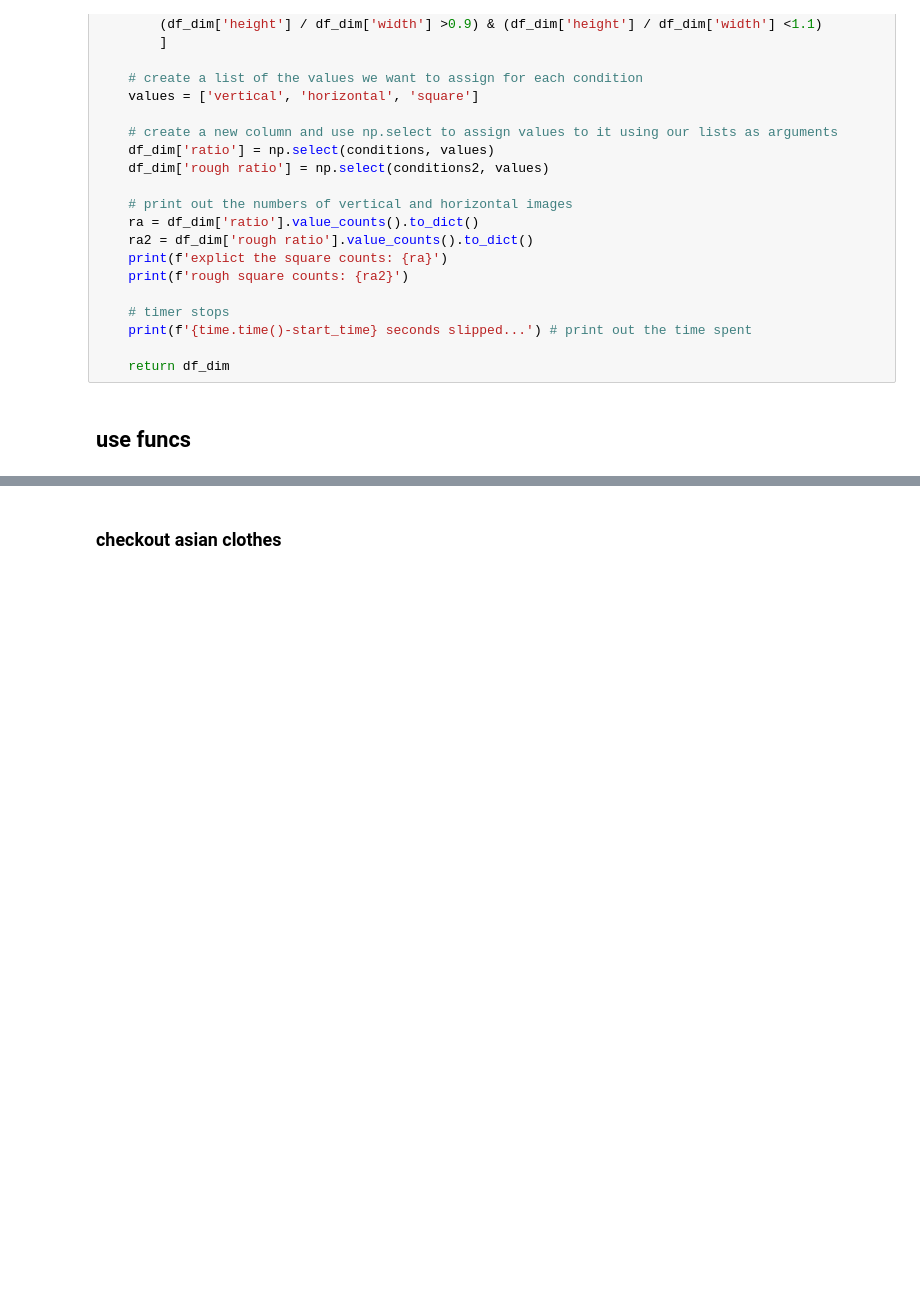
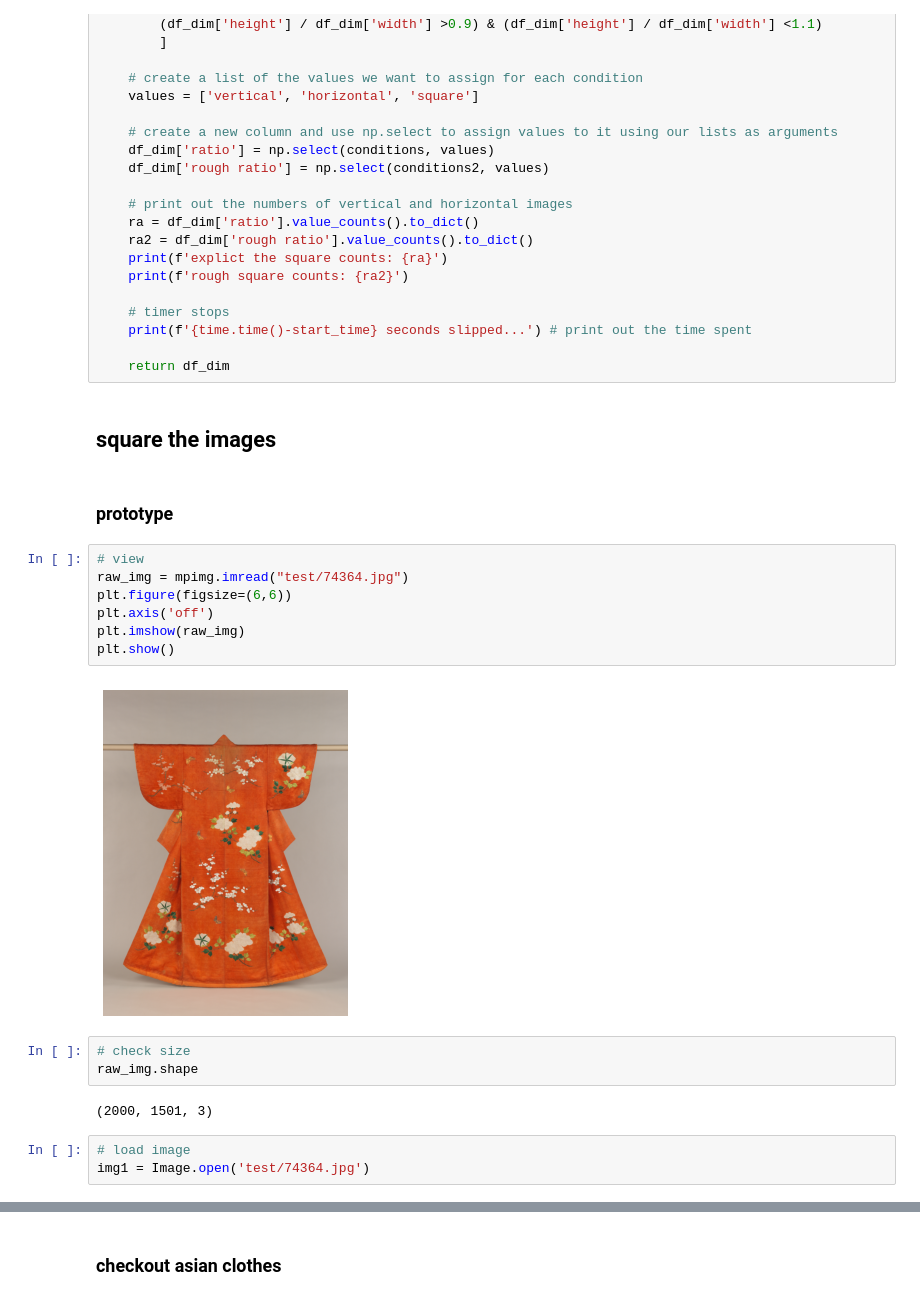
Before and after one commit to vivyhasadream/vintage_clothes_generator, a Jupyter notebook: 3 Folder Management.ipynb, the cells around one changed output, grey strips where cells are left out. Cells and saved outputs as stored; diff of their text form; blank space fills up the shorter version.

Commit message:
rename data cleaning to image processing, add funs to folder managment

```diff
--- a/3 Folder Management.ipynb
+++ b/3 Folder Management.ipynb
@@ -164,5 +170,24 @@ def dimension_df(directory):
     print(f'{time.time()-start_time} seconds slipped...') # print out the time spent
 
     return df_dim
-# %% [markdown]
-## use funcs
+# %% [markdown]
+## square the images
+# %% [markdown]
+### prototype
+# %%
+# view
+raw_img = mpimg.imread("test/74364.jpg")
+plt.figure(figsize=(6,6))
+plt.axis('off')
+plt.imshow(raw_img)
+plt.show()
+# %% [output]
+[figure, added]
+# %%
+# check size
+raw_img.shape
+# %% [output]
+(2000, 1501, 3)
+# %%
+# load image
+img1 = Image.open('test/74364.jpg')
```
Also changed, not shown: parts of 20 cells of this notebook, 2 other files.
